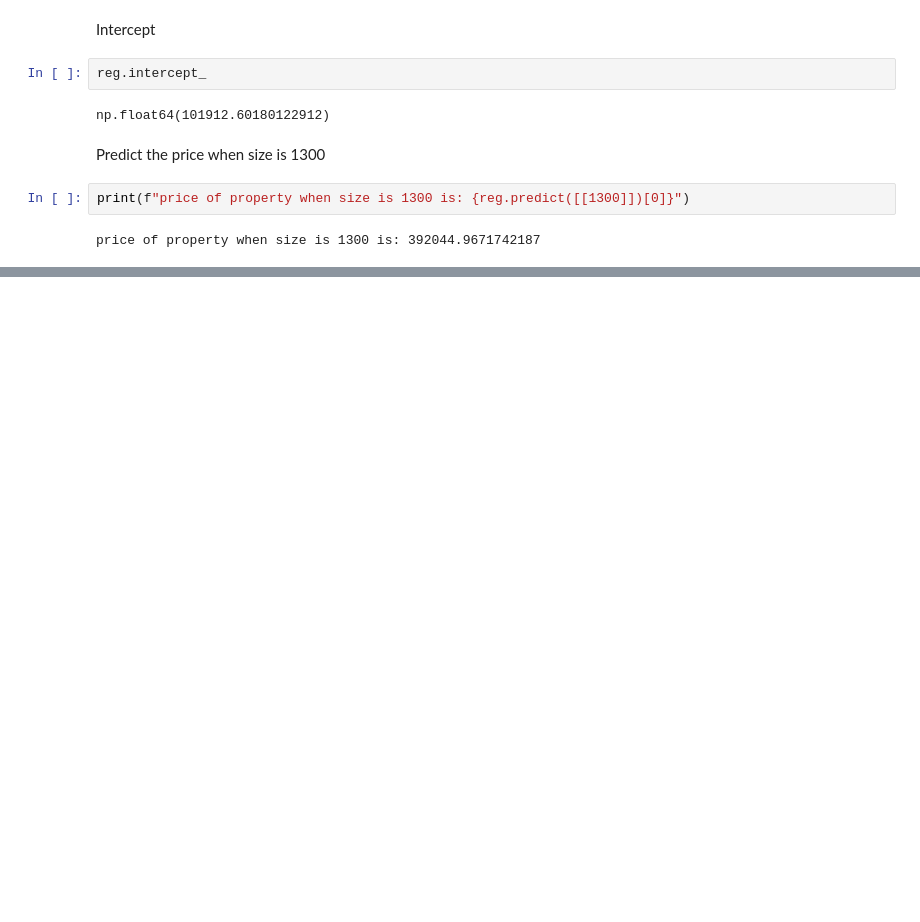
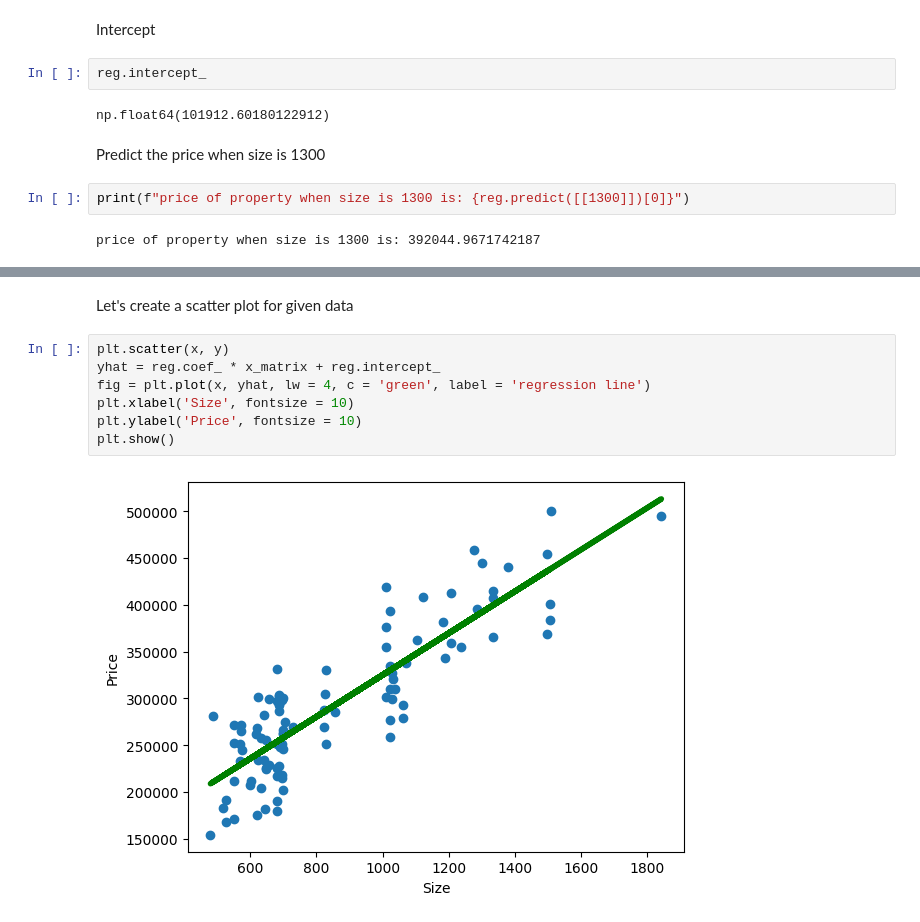
Before and after one commit to BandhanHardiya/regression_analysis, a Jupyter notebook: using_sklearn/real_estate_prediction_sklearn.ipynb, the cells around one changed output, grey strips where cells are left out. Saved outputs shown, nothing was run; the diff lists cells and outputs as text; blank space fills up the shorter version.

```diff
--- a/using_sklearn/real_estate_prediction_sklearn.ipynb
+++ b/using_sklearn/real_estate_prediction_sklearn.ipynb
@@ -76,0 +93,11 @@ price of property when size is 1300 is: 392044.9671742187
+# %% [markdown]
+Let's create a scatter plot for given data
+# %%
+plt.scatter(x, y)
+yhat = reg.coef_ * x_matrix + reg.intercept_
+fig = plt.plot(x, yhat, lw = 4, c = 'green', label = 'regression line')
+plt.xlabel('Size', fontsize = 10)
+plt.ylabel('Price', fontsize = 10)
+plt.show()
+# %% [output]
+[figure, added]
```
Also changed, not shown: parts of 3 cells of this notebook.
